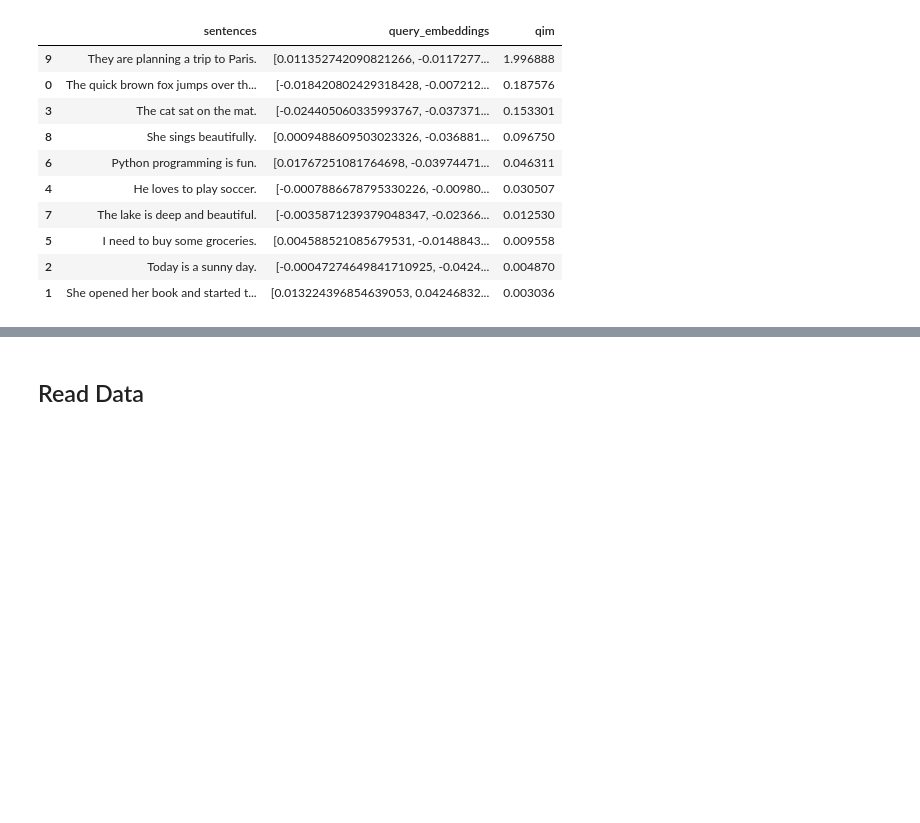
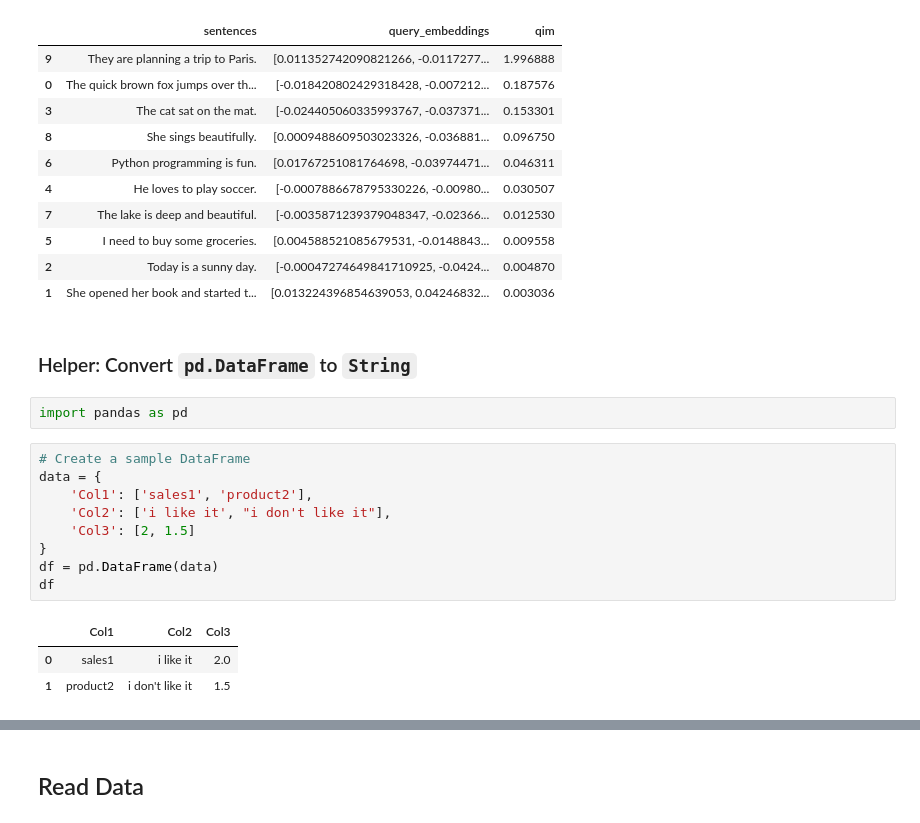
Before and after one commit to yiqiao-yin/WYNAssociates, a Jupyter notebook: docs/ref-deeplearning/ex31b - redo rag from scratch using openai embed + qim + llama3.ipynb, the cells around one changed output, grey strips where cells are left out. Saved outputs shown, nothing was run; the diff lists cells and outputs as text; blank space fills up the shorter version.

```diff
--- a/docs/ref-deeplearning/ex31b - redo rag from scratch using openai embed + qim + llama3.ipynb
+++ b/docs/ref-deeplearning/ex31b - redo rag from scratch using openai embed + qim + llama3.ipynb
@@ -330,3 +330,20 @@ query_search("The planning to paris is not good")
 | 5 | I need to buy some groceries. | [0.004588521085679531, -0.0148843... | 0.009558 |
 | 2 | Today is a sunny day. | [-0.00047274649841710925, -0.0424... | 0.004870 |
 | 1 | She opened her book and started t... | [0.013224396854639053, 0.04246832... | 0.003036 |
+# %% [markdown]
+### Helper: Convert `pd.DataFrame` to `String`
+# %%
+import pandas as pd
+# %%
+# Create a sample DataFrame
+data = {
+    'Col1': ['sales1', 'product2'],
+    'Col2': ['i like it', "i don't like it"],
+    'Col3': [2, 1.5]
+}
+df = pd.DataFrame(data)
+df
+# %% [output]
+|  | Col1 | Col2 | Col3 |
+| 0 | sales1 | i like it | 2.0 |
+| 1 | product2 | i don't like it | 1.5 |
```
Also changed, not shown: parts of 11 cells of this notebook.
